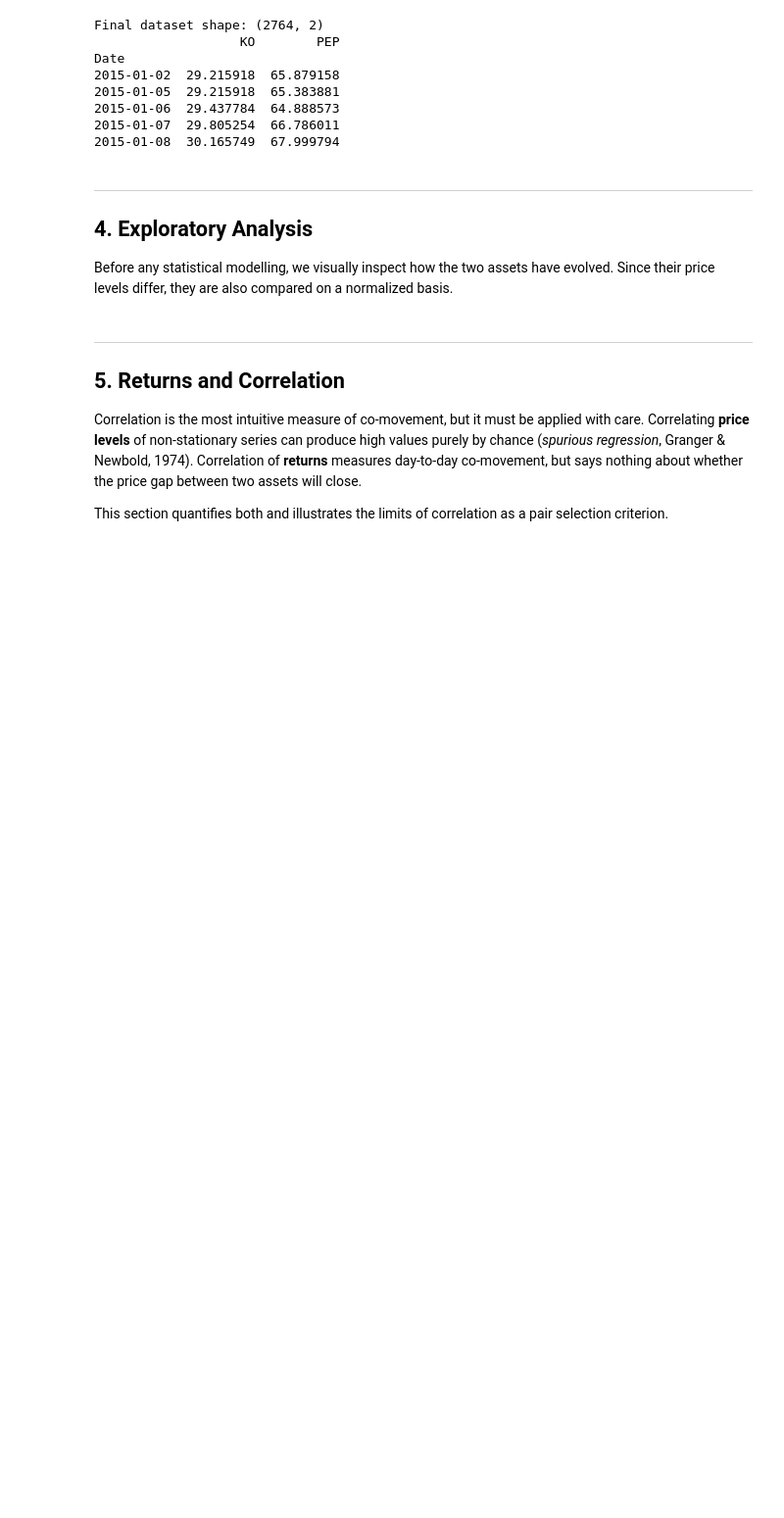
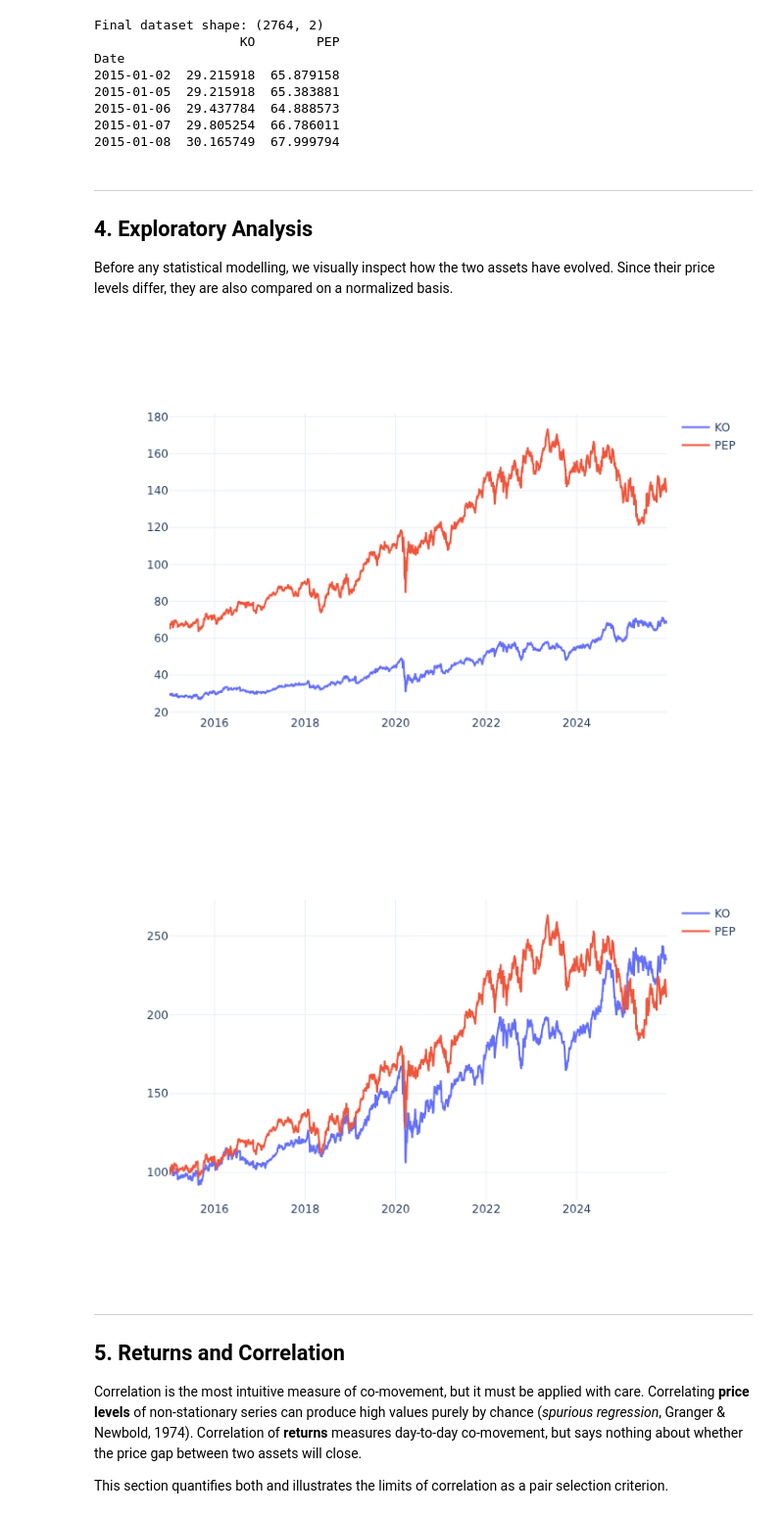
Before and after one commit to alexisgardy8-design/correlation_trading, a Jupyter notebook: pairs_trading.ipynb, the cells around one changed output. Shown at 98% size. Saved outputs shown, nothing was run; the diff lists cells and outputs as text; code cells hidden in the pictures; blank space fills up the shorter version.

Commit message:
start data viz

```diff
--- a/pairs_trading.ipynb
+++ b/pairs_trading.ipynb
@@ -168,3 +164,22 @@ Before any statistical modelling, we visually inspect how the two assets have ev
+# %%
+# TODO: plot the raw price series
+fig = go.Figure()
+fig.add_trace(go.Scatter(x=df.index, y=df[TICKER_A], mode='lines', name=TICKER_A))
+fig.add_trace(go.Scatter(x=df.index, y=df[TICKER_B], mode='lines', name=TICKER_B))
+fig.show()
+
+# TODO: plot both series rebased to 100 at the start date
+df_rebased = df.copy()
+df_rebased[TICKER_A] = df_rebased[TICKER_A] / df_rebased[TICKER_A].iloc[0] * 100
+df_rebased[TICKER_B] = df_rebased[TICKER_B] / df_rebased[TICKER_B].iloc[0] * 100
+
+fig = go.Figure()
+fig.add_trace(go.Scatter(x=df_rebased.index, y=df_rebased[TICKER_A], mode='lines', name=TICKER_A))
+fig.add_trace(go.Scatter(x=df_rebased.index, y=df_rebased[TICKER_B], mode='lines', name=TICKER_B))
+fig.show()
+# %% [output]
+[figure, added]
+[figure, added]
 # %% [markdown]
 ---
 ## 5. Returns and Correlation
```
Also changed, not shown: parts of 1 cell of this notebook.
